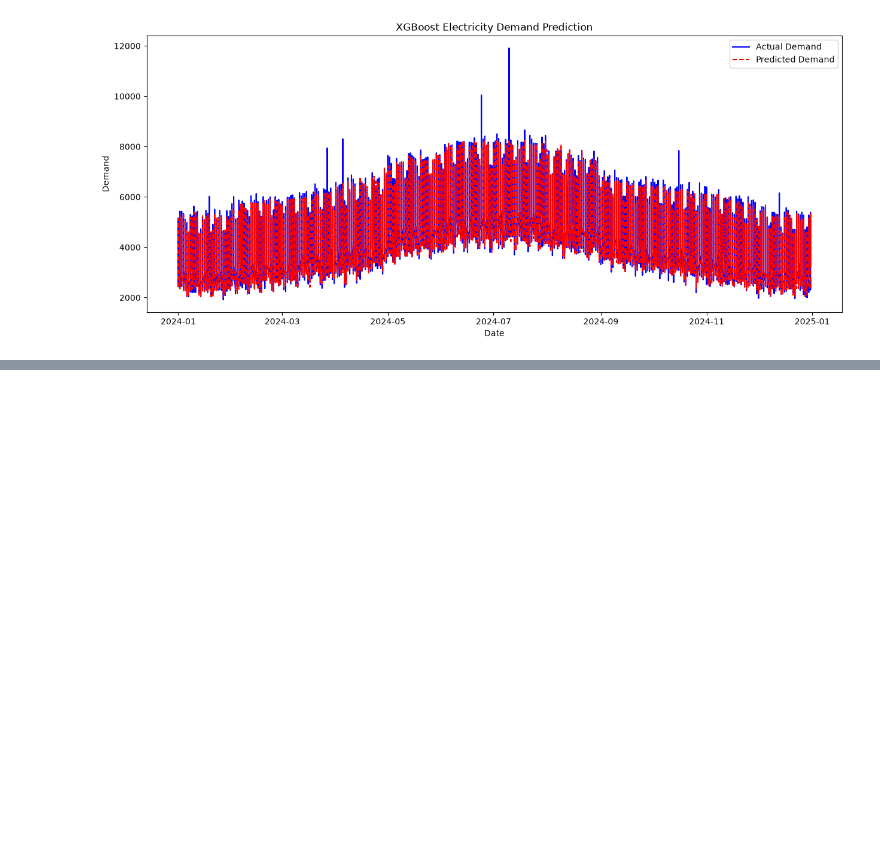
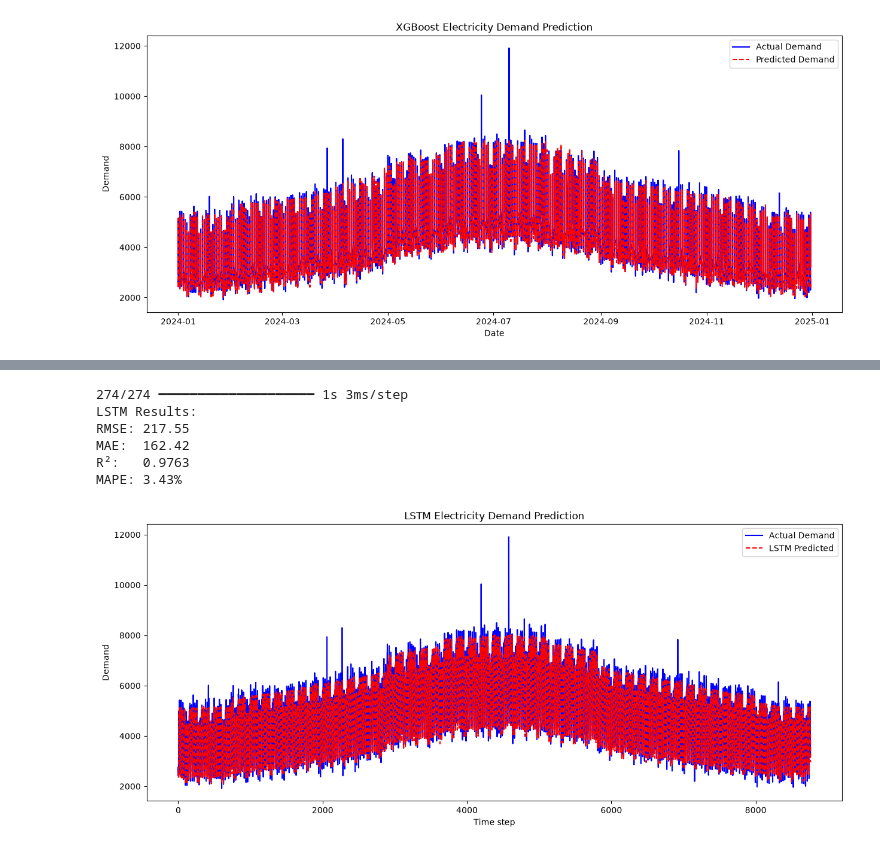
Before and after one commit to NahinM/CSE427-ElectricityConsumptionForecasting, a Jupyter notebook: src/cse427_project/project.ipynb, the cells around one changed output, grey strips where cells are left out. Drawn from its saved outputs; the diff is of its cells as text; code cells hidden in the pictures; blank space fills up the shorter version.

```diff
--- a/src/cse427_project/project.ipynb
+++ b/src/cse427_project/project.ipynb
@@ -219,0 +316,37 @@ plt.show()
+# %%
+# Predict on test set
+y_pred_scaled = model.predict(X_test_seq)
+
+# Inverse transform to original scale
+y_pred = scaler_y.inverse_transform(y_pred_scaled)
+y_test_actual = scaler_y.inverse_transform(y_test_seq)  # actual test values (aligned)
+
+# Compute metrics
+rmse = np.sqrt(mean_squared_error(y_test_actual, y_pred))
+mae = mean_absolute_error(y_test_actual, y_pred)
+r2 = r2_score(y_test_actual, y_pred)
+mape = np.mean(np.abs((y_test_actual - y_pred) / y_test_actual)) * 100
+
+print("LSTM Results:")
+print(f"RMSE: {rmse:.2f}")
+print(f"MAE:  {mae:.2f}")
+print(f"R²:   {r2:.4f}")
+print(f"MAPE: {mape:.2f}%")
+# %% [output]
+274/274 ━━━━━━━━━━━━━━━━━━━━ 1s 3ms/step
+LSTM Results:
+RMSE: 217.55
+MAE:  162.42
+R²:   0.9763
+MAPE: 3.43%
+# %%
+plt.figure(figsize=(15,6))
+plt.plot(y_test_actual, label='Actual Demand', color='blue')
+plt.plot(y_pred, label='LSTM Predicted', color='red', linestyle='--')
+plt.title('LSTM Electricity Demand Prediction')
+plt.xlabel('Time step')
+plt.ylabel('Demand')
+plt.legend()
+plt.show()
+# %% [output]
+[figure, added]
```
Also changed, not shown: parts of 7 cells of this notebook, 3 other files.
